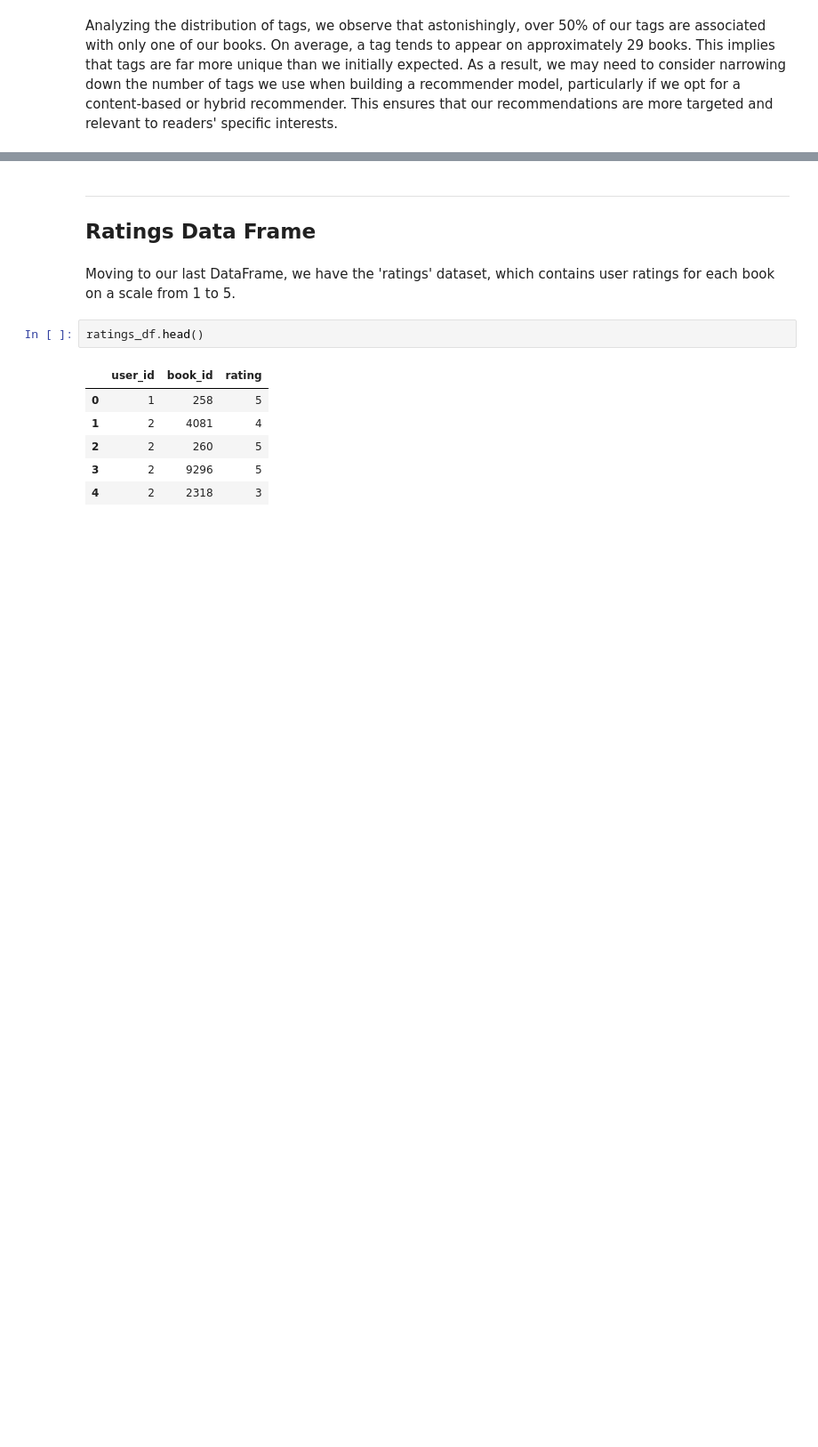
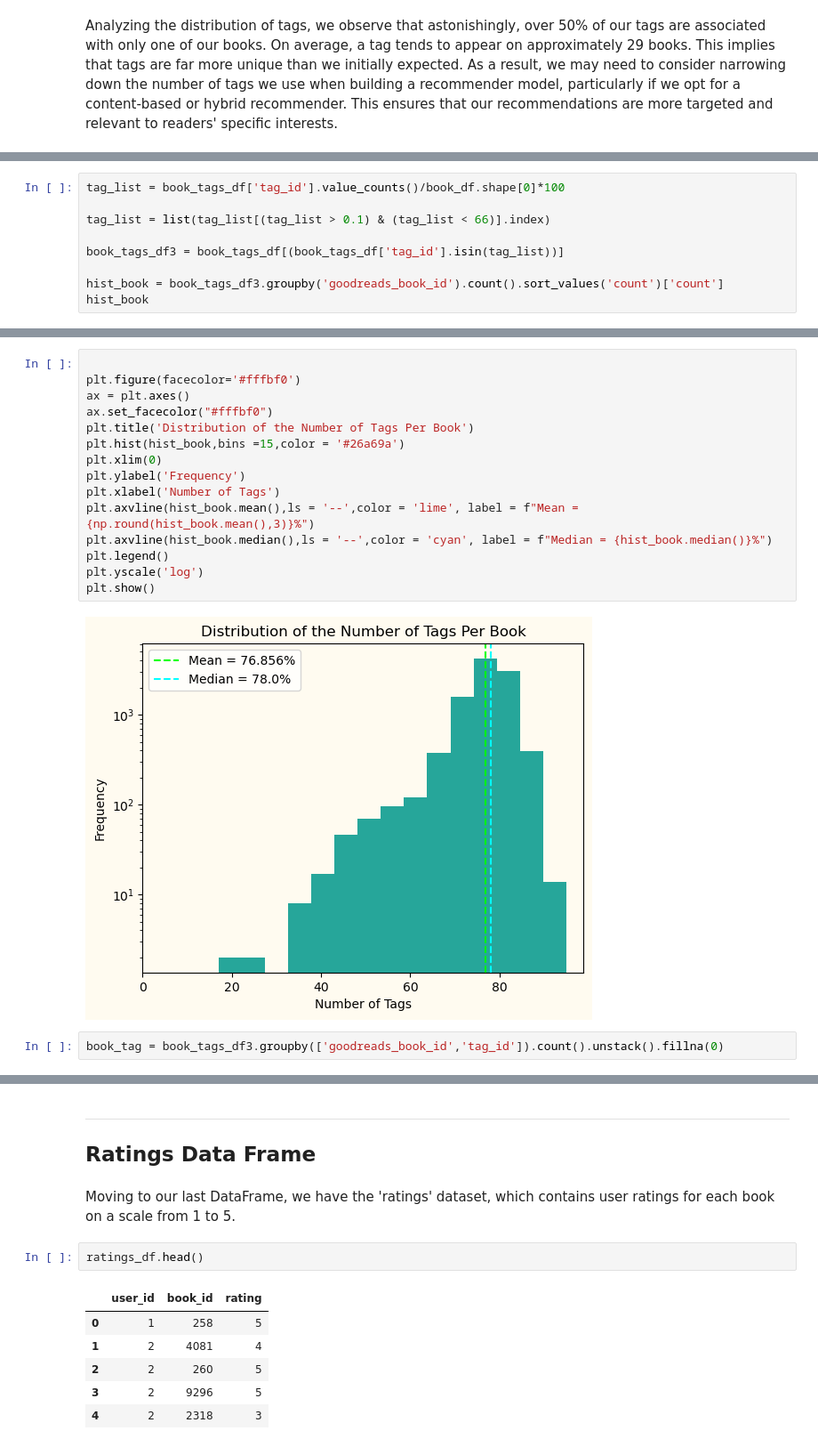
Before and after one commit to CamelSal/BookRecommender, a Jupyter notebook: CapstoneEDA.ipynb, the cells around one changed output, grey strips where cells are left out. Shown at 89% size. Drawn from its saved outputs; the diff is of its cells as text; blank space fills up the shorter version.

```diff
--- a/CapstoneEDA.ipynb
+++ b/CapstoneEDA.ipynb
@@ -590,0 +612,9 @@ Analyzing the distribution of tags, we observe that astonishingly, over 50% of o
+# %%
+tag_list = book_tags_df['tag_id'].value_counts()/book_df.shape[0]*100
+
+tag_list = list(tag_list[(tag_list > 0.1) & (tag_list < 66)].index)
+
+book_tags_df3 = book_tags_df[(book_tags_df['tag_id'].isin(tag_list))]
+
+hist_book = book_tags_df3.groupby('goodreads_book_id').count().sort_values('count')['count']
+hist_book
@@ -590,0 +635,19 @@ Analyzing the distribution of tags, we observe that astonishingly, over 50% of o
+# %%
+
+plt.figure(facecolor='#fffbf0')
+ax = plt.axes()
+ax.set_facecolor("#fffbf0")
+plt.title('Distribution of the Number of Tags Per Book')
+plt.hist(hist_book,bins =15,color = '#26a69a')
+plt.xlim(0)
+plt.ylabel('Frequency')
+plt.xlabel('Number of Tags')
+plt.axvline(hist_book.mean(),ls = '--',color = 'lime', label = f"Mean = {np.round(hist_book.mean(),3)}%")
+plt.axvline(hist_book.median(),ls = '--',color = 'cyan', label = f"Median = {hist_book.median()}%")
+plt.legend()
+plt.yscale('log')
+plt.show()
+# %% [output]
+[figure, added]
+# %%
+book_tag = book_tags_df3.groupby(['goodreads_book_id','tag_id']).count().unstack().fillna(0)
```
Also changed, not shown: parts of 7 cells of this notebook, 1 other file.
